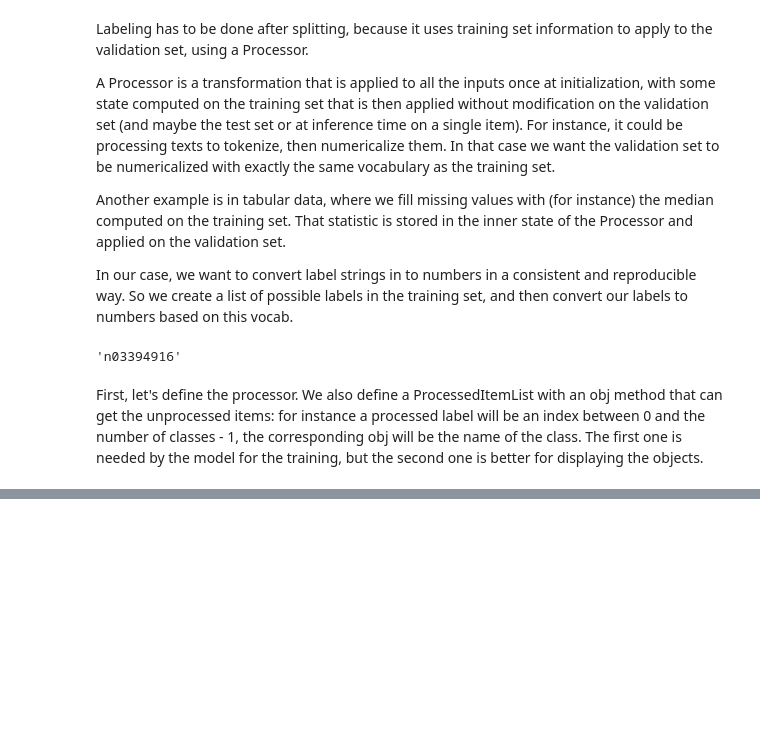
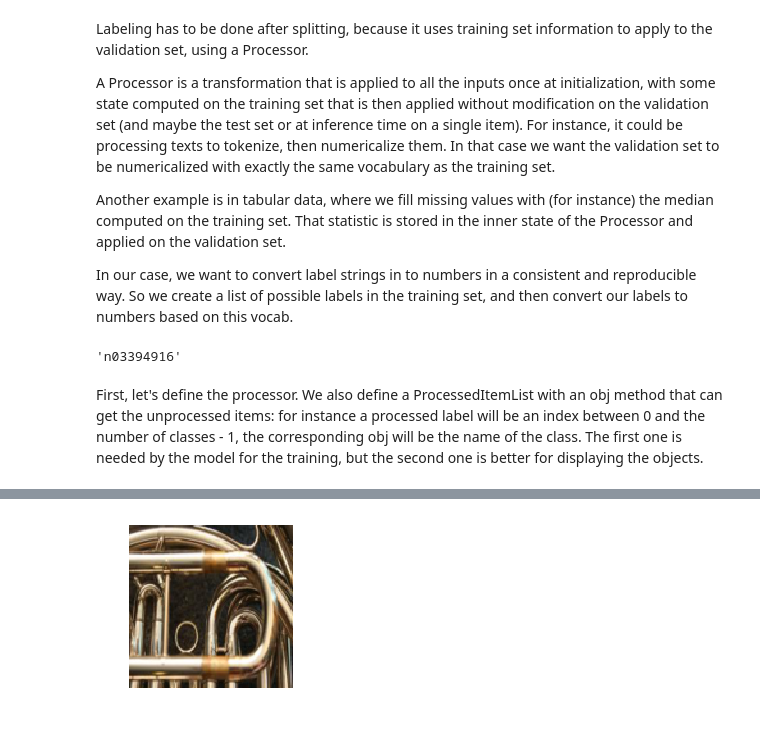
Before and after one commit to averma12/DL-from-scratch, a Jupyter notebook: Data_Block_and_beyond.ipynb, the cells around one changed output, grey strips where cells are left out. Cells and saved outputs as stored; diff of their text form; code cells hidden in the pictures; blank space fills up the shorter version.

```diff
--- a/Data_Block_and_beyond.ipynb
+++ b/Data_Block_and_beyond.ipynb
@@ -450,0 +427,30 @@ y: ProcessedItemList (500 items)
+# %%
+#export
+class ResizeFixed(Transform):
+    _order=10
+    def __init__(self,size):
+        if isinstance(size,int): size=(size,size)
+        self.size = size
+
+    def __call__(self, item): return item.resize(self.size, PIL.Image.BILINEAR)
+
+def to_byte_tensor(item):
+    res = torch.ByteTensor(torch.ByteStorage.from_buffer(item.tobytes()))
+    w,h = item.size
+    return res.view(h,w,-1).permute(2,0,1)
+to_byte_tensor._order=20
+
+def to_float_tensor(item): return item.float().div_(255.)
+to_float_tensor._order=30
+# %%
+tfms = [make_rgb, ResizeFixed(128), to_byte_tensor, to_float_tensor]
+
+il = ImageList.from_files(path, tfms=tfms)
+sd = SplitData.split_by_func(il, splitter)
+ll = label_by_func(sd, parent_labeler, proc_y=CategoryProcessor())
+# %%
+#export
+def show_image(im, figsize=(3,3)):
+    plt.figure(figsize=figsize)
+    plt.axis('off')
+    plt.imshow(im.permute(1,2,0))
@@ -450,0 +462,4 @@ y: ProcessedItemList (500 items)
+# %%
+show_image(x)
+# %% [output]
+[figure, added]
```
Also changed, not shown: parts of 30 cells of this notebook.
